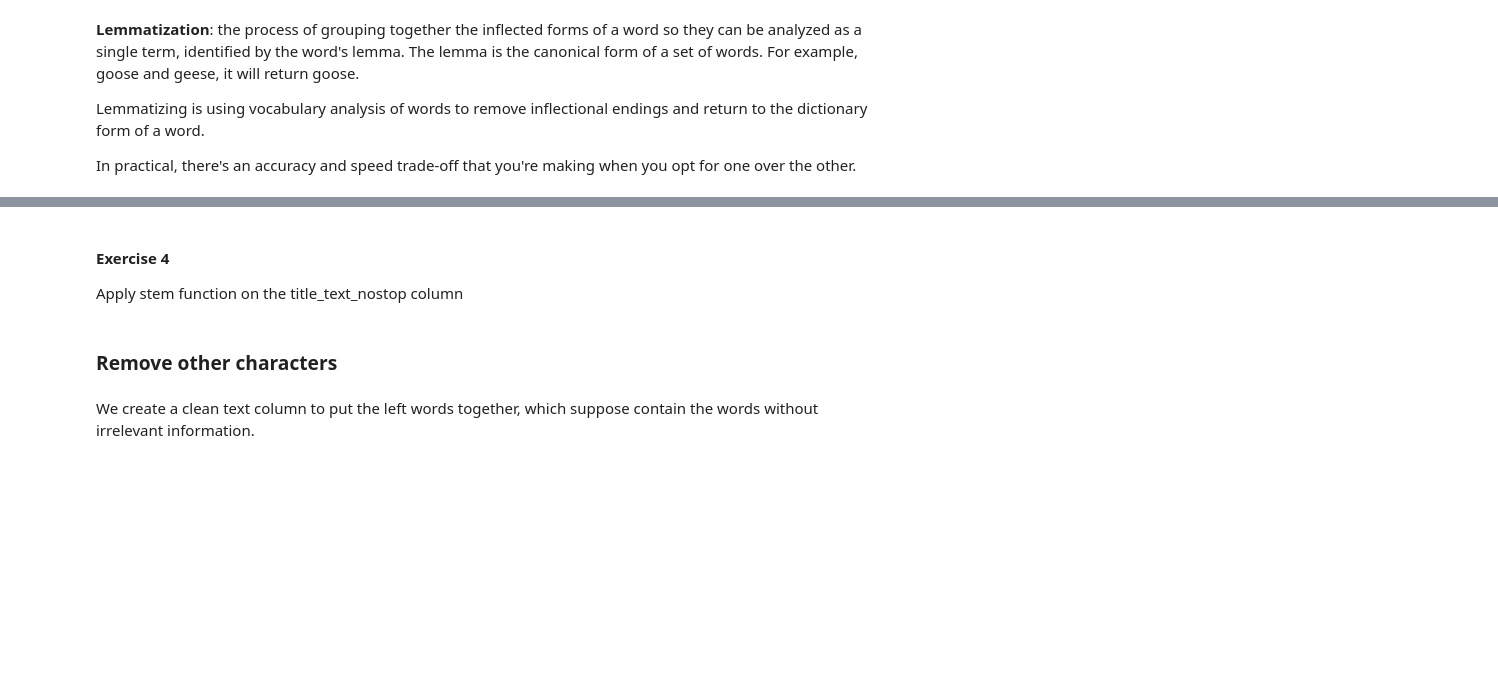
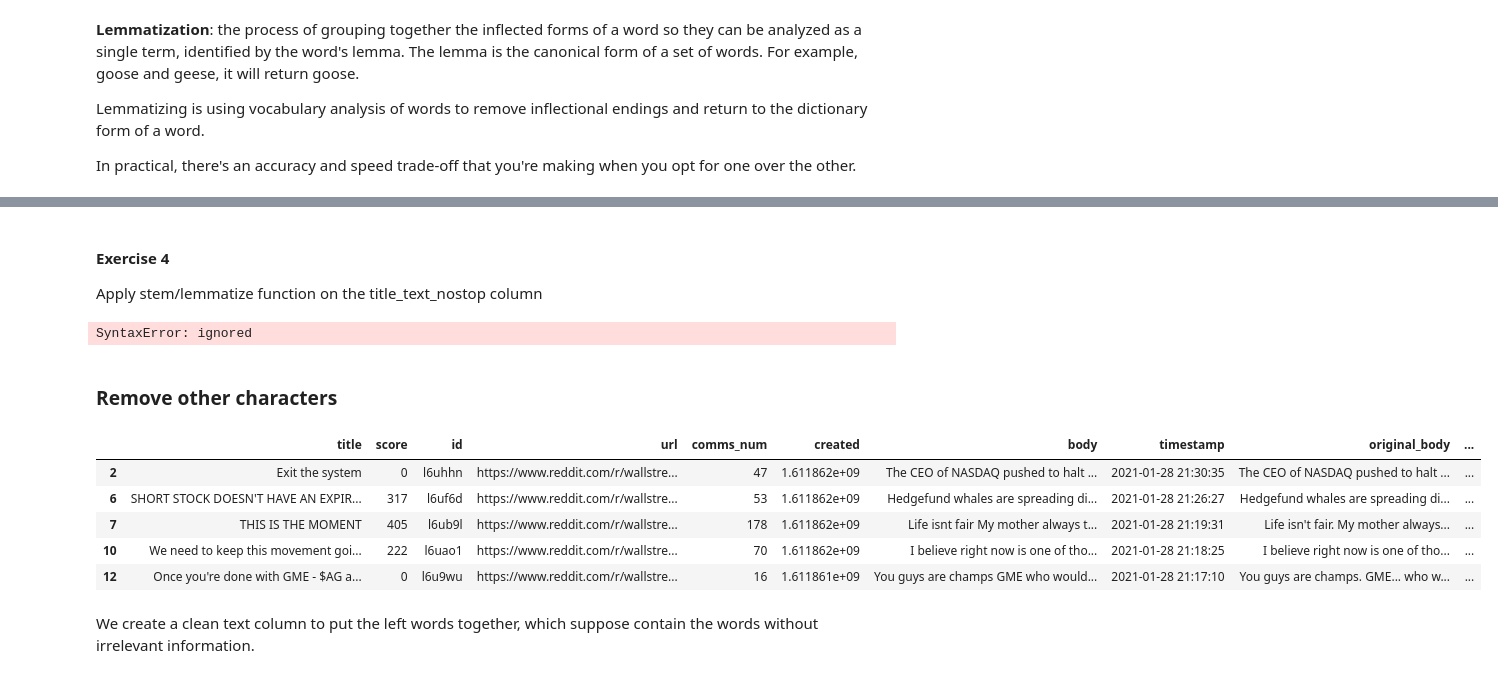
Before and after one commit to juliazhu09/TextAnalysis, a Jupyter notebook: Text_Analysis_using_Python.ipynb, the cells around one changed output, grey strips where cells are left out. Drawn from its saved outputs; the diff is of its cells as text; code cells hidden in the pictures; blank space fills up the shorter version.

```diff
--- a/Text_Analysis_using_Python.ipynb
+++ b/Text_Analysis_using_Python.ipynb
@@ -202,3 +269,18 @@ print(wn.lemmatize('geese'))
+# %%
+from nltk import pos_tag, word_tokenize
+def lemmatize(tokenized_text):
+    text = []
+    for word, tag in pos_tag(tokenized_text):
+      wntag = tag[0].lower()
+      wntag = wntag if wntag in ['a', 'r', 'n', 'v'] else None
+      if not wntag:
+        lemma = word
+      else:
+        lemma = wn.lemmatize(word, wntag)
+      text.append(lemma)
+    return text
+# %%
+df['body_text_lemmatized'] = df['body_text_nostop'].apply(lemmatize)
 # %%
 def stem(tokenized_text):
     text = [ps.stem(word) for word in tokenized_text]
@@ -210,22 +299,31 @@ df.head()
 # %% [markdown]
 
 #### Exercise 4
-Apply stem function on the title_text_nostop column
+Apply stem/lemmatize function on the title_text_nostop column
 # %%
-df['title_text_stemmed'] =
+df['title_text_lemmatized'] =
 df.head()
+# %% [output]
+SyntaxError: ignored
 # %% [markdown]
 ### Remove other characters
 # %%
 other_chars = ['*', '#', '&x200B', '[', ']', '; ',' ;' "&nbsp", "“","“","”", "x200b","_", ',']
 
 def remove_other_chars(tokenized_list):
   text = [word for word in tokenized_list if word not in other_chars]
   return text
 
-df['body_text_nochars'] = df['body_text_stemmed'].apply(remove_other_chars)
+df['body_text_nochars'] = df['body_text_lemmatized'].apply(remove_other_chars)
 
 df.head()
+# %% [output]
+|  | title | score | id | url | comms_num | created | body | timestamp | original_body | ... |
+| 2 | Exit the system | 0 | l6uhhn | https://www.reddit.com/r/wallstre... | 47 | 1.611862e+09 | The CEO of NASDAQ pushed to halt ... | 2021-01-28 21:30:35 | The CEO of NASDAQ pushed to halt ... | ... |
+| 6 | SHORT STOCK DOESN'T HAVE AN EXPIR... | 317 | l6uf6d | https://www.reddit.com/r/wallstre... | 53 | 1.611862e+09 | Hedgefund whales are spreading di... | 2021-01-28 21:26:27 | Hedgefund whales are spreading di... | ... |
+| 7 | THIS IS THE MOMENT | 405 | l6ub9l | https://www.reddit.com/r/wallstre... | 178 | 1.611862e+09 | Life isnt fair My mother always t... | 2021-01-28 21:19:31 | Life isn't fair. My mother always... | ... |
+| 10 | We need to keep this movement goi... | 222 | l6uao1 | https://www.reddit.com/r/wallstre... | 70 | 1.611862e+09 | I believe right now is one of tho... | 2021-01-28 21:18:25 | I believe right now is one of tho... | ... |
+| 12 | Once you're done with GME - $AG a... | 0 | l6u9wu | https://www.reddit.com/r/wallstre... | 16 | 1.611861e+09 | You guys are champs GME who would... | 2021-01-28 21:17:10 | You guys are champs. GME... who w... | ... |
 # %% [markdown]
 We create a clean text column to put the left words together, which suppose contain the words without irrelevant information.
 # %%
```
Also changed, not shown: parts of 33 cells of this notebook.
